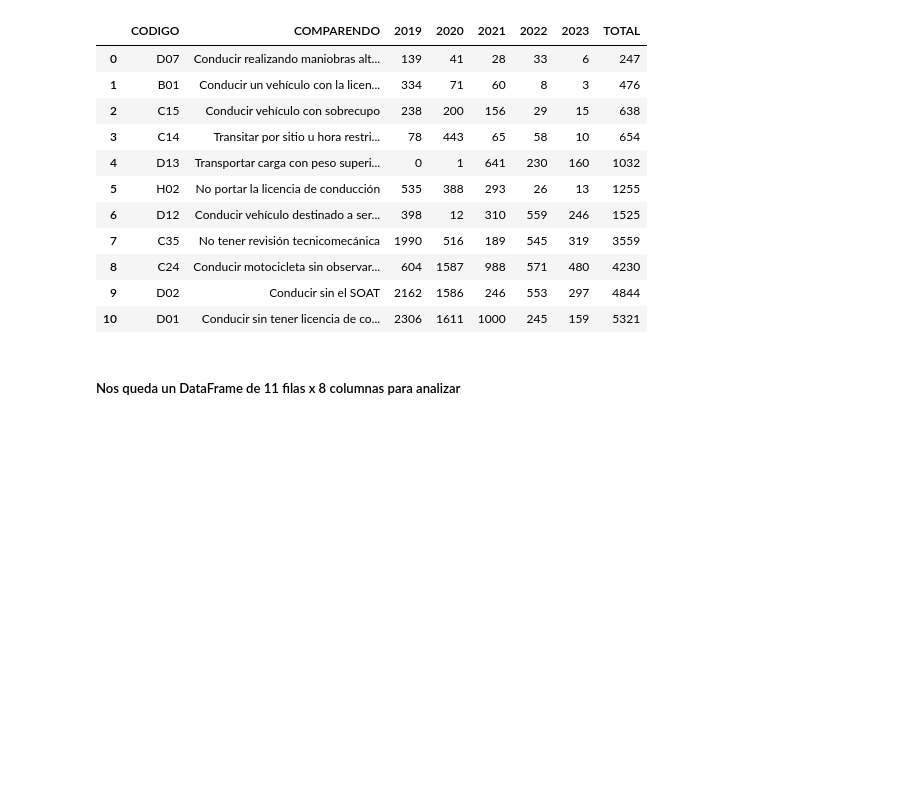
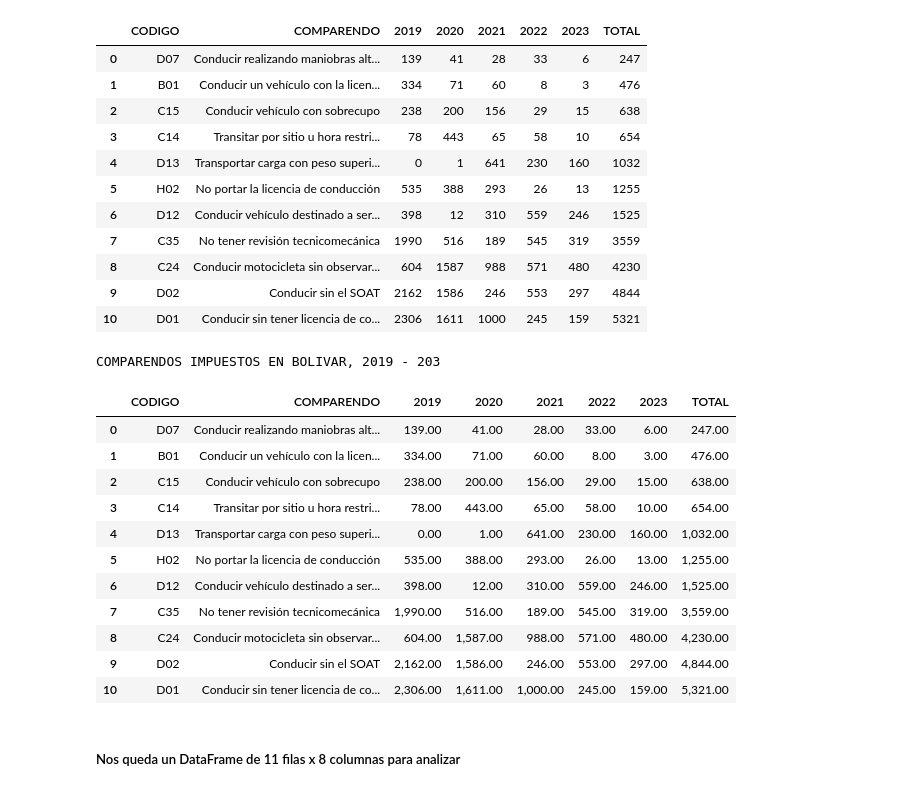
Before and after one commit to rjpaternina/comparendos_transito_Bolivar, a Jupyter notebook: notebooks/comparendos_transito_bolivar_anual.ipynb, the cells around one changed output. Cells and saved outputs as stored; diff of their text form; code cells hidden in the pictures; blank space fills up the shorter version.

Commit message:
Aplicando estilos a Dataframe

```diff
--- a/notebooks/comparendos_transito_bolivar_anual.ipynb
+++ b/notebooks/comparendos_transito_bolivar_anual.ipynb
@@ -465,6 +466,29 @@ df_comparendo_año
 | 8 | C24 | Conducir motocicleta sin observar... | 604 | 1587 | 988 | 571 | 480 | 4230 |
 | 9 | D02 | Conducir sin el SOAT | 2162 | 1586 | 246 | 553 | 297 | 4844 |
 | 10 | D01 | Conducir sin tener licencia de co... | 2306 | 1611 | 1000 | 245 | 159 | 5321 |
+# %%
+# Aplicamos estilos al DataFrame para visulizar valores maximos y minimos
+df_comparendo_styled = df_comparendo_año.style\
+    .set_caption("COMPARENDOS IMPUESTOS EN BOLIVAR, 2019 - 203")\
+    .highlight_max(axis=0, color="green", subset=["2019", "2020", "2021", "2022", "2023", "TOTAL"])\
+    .highlight_min(axis=0, color="lightcoral", subset=["2019", "2020", "2021", "2022", "2023", "TOTAL"])\
+    .format("{:,.2f}", subset=["2019", "2020", "2021", "2022", "2023", "TOTAL"])\
+
+df_comparendo_styled
+# %% [output]
+COMPARENDOS IMPUESTOS EN BOLIVAR, 2019 - 203
+|  | CODIGO | COMPARENDO | 2019 | 2020 | 2021 | 2022 | 2023 | TOTAL |
+| 0 | D07 | Conducir realizando maniobras alt... | 139.00 | 41.00 | 28.00 | 33.00 | 6.00 | 247.00 |
+| 1 | B01 | Conducir un vehículo con la licen... | 334.00 | 71.00 | 60.00 | 8.00 | 3.00 | 476.00 |
+| 2 | C15 | Conducir vehículo con sobrecupo | 238.00 | 200.00 | 156.00 | 29.00 | 15.00 | 638.00 |
+| 3 | C14 | Transitar por sitio u hora restri... | 78.00 | 443.00 | 65.00 | 58.00 | 10.00 | 654.00 |
+| 4 | D13 | Transportar carga con peso superi... | 0.00 | 1.00 | 641.00 | 230.00 | 160.00 | 1,032.00 |
+| 5 | H02 | No portar la licencia de conducción | 535.00 | 388.00 | 293.00 | 26.00 | 13.00 | 1,255.00 |
+| 6 | D12 | Conducir vehículo destinado a ser... | 398.00 | 12.00 | 310.00 | 559.00 | 246.00 | 1,525.00 |
+| 7 | C35 | No tener revisión tecnicomecánica | 1,990.00 | 516.00 | 189.00 | 545.00 | 319.00 | 3,559.00 |
+| 8 | C24 | Conducir motocicleta sin observar... | 604.00 | 1,587.00 | 988.00 | 571.00 | 480.00 | 4,230.00 |
+| 9 | D02 | Conducir sin el SOAT | 2,162.00 | 1,586.00 | 246.00 | 553.00 | 297.00 | 4,844.00 |
+| 10 | D01 | Conducir sin tener licencia de co... | 2,306.00 | 1,611.00 | 1,000.00 | 245.00 | 159.00 | 5,321.00 |
 # %% [markdown]
 ##### Nos queda un DataFrame de 11 filas x 8 columnas para analizar
 # %%
```
Also changed, not shown: parts of 9 cells of this notebook, 2 other files.
